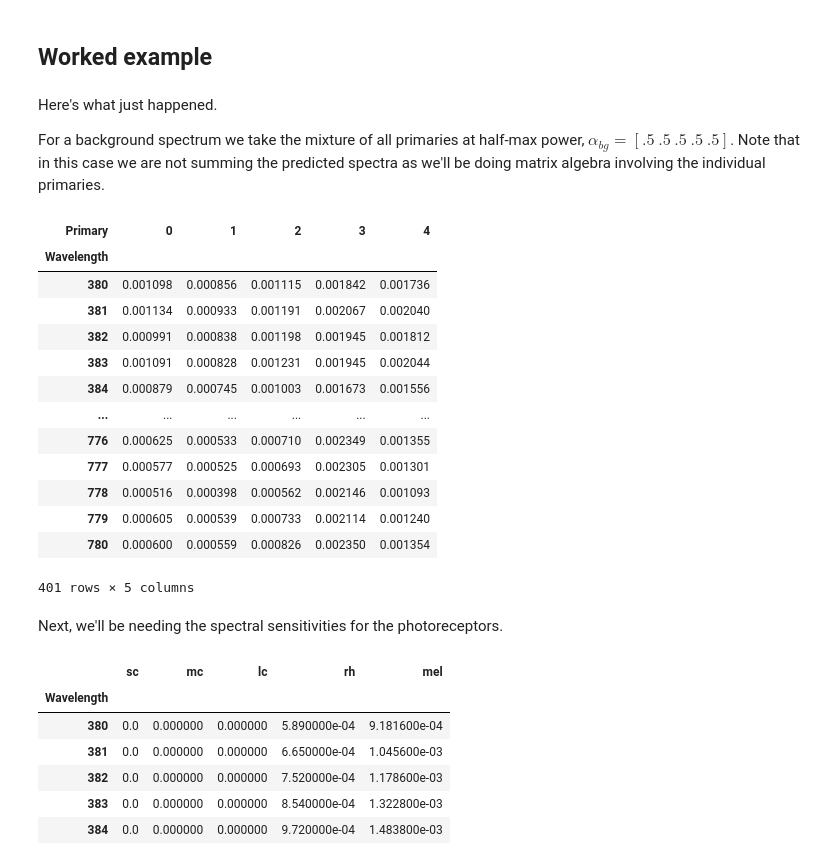
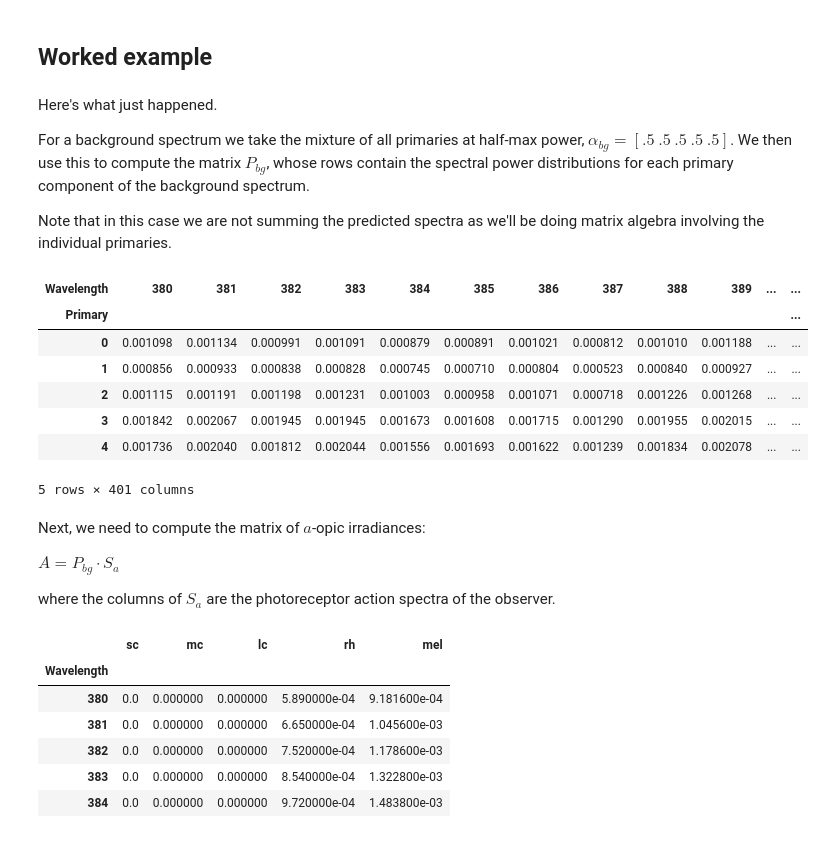
Before and after one commit to PySilentSubstitution/pysilsub, a Jupyter notebook: docs/source/05b_linear_algebra.ipynb, the cells around one changed output. Cells and saved outputs as stored; diff of their text form; code cells hidden in the pictures.

```diff
--- a/docs/source/05b_linear_algebra.ipynb
+++ b/docs/source/05b_linear_algebra.ipynb
@@ -51,28 +51,28 @@ Worked example
 # %% [markdown]
 Here's what just happened.
 
-For a background spectrum we take the mixture of all primaries at half-max power, $\alpha_{bg} = [.5 \ .5 \ .5 \ .5 \ .5]$. Note that in this case we are not summing the predicted spectra as we'll be doing matrix algebra involving the individual primaries.
+For a background spectrum we take the mixture of all primaries at half-max power, $\alpha_{bg} = [.5 \ .5 \ .5 \ .5 \ .5]$. We then use this to compute the matrix $P_{bg}$, whose rows contain the spectral power distributions for each primary component of the background spectrum.
+
+Note that in this case we are not summing the predicted spectra as we'll be doing matrix algebra involving the individual primaries.
 # %%
-abg = [.5, .5, .5, .5, .5]
-bg_spds = ssp.predict_multiprimary_spd(abg, nosum=True)
-bg_spds
+a_bg = [.5, .5, .5, .5, .5]
+P_bg = ssp.predict_multiprimary_spd(a_bg, nosum=True)
+P_bg.T
 # %% [output]
-| Primary | 0 | 1 | 2 | 3 | 4 |
-| Wavelength |  |  |  |  |  |
-| 380 | 0.001098 | 0.000856 | 0.001115 | 0.001842 | 0.001736 |
-| 381 | 0.001134 | 0.000933 | 0.001191 | 0.002067 | 0.002040 |
-| 382 | 0.000991 | 0.000838 | 0.001198 | 0.001945 | 0.001812 |
-| 383 | 0.001091 | 0.000828 | 0.001231 | 0.001945 | 0.002044 |
-| 384 | 0.000879 | 0.000745 | 0.001003 | 0.001673 | 0.001556 |
-| ... | ... | ... | ... | ... | ... |
-| 776 | 0.000625 | 0.000533 | 0.000710 | 0.002349 | 0.001355 |
-| 777 | 0.000577 | 0.000525 | 0.000693 | 0.002305 | 0.001301 |
-| 778 | 0.000516 | 0.000398 | 0.000562 | 0.002146 | 0.001093 |
-| 779 | 0.000605 | 0.000539 | 0.000733 | 0.002114 | 0.001240 |
-| 780 | 0.000600 | 0.000559 | 0.000826 | 0.002350 | 0.001354 |
+| Wavelength | 380 | 381 | 382 | 383 | 384 | 385 | 386 | 387 | 388 | 389 | ... | ... |
+| Primary |  |  |  |  |  |  |  |  |  |  |  | ... |
+| 0 | 0.001098 | 0.001134 | 0.000991 | 0.001091 | 0.000879 | 0.000891 | 0.001021 | 0.000812 | 0.001010 | 0.001188 | ... | ... |
+| 1 | 0.000856 | 0.000933 | 0.000838 | 0.000828 | 0.000745 | 0.000710 | 0.000804 | 0.000523 | 0.000840 | 0.000927 | ... | ... |
+| 2 | 0.001115 | 0.001191 | 0.001198 | 0.001231 | 0.001003 | 0.000958 | 0.001071 | 0.000718 | 0.001226 | 0.001268 | ... | ... |
+| 3 | 0.001842 | 0.002067 | 0.001945 | 0.001945 | 0.001673 | 0.001608 | 0.001715 | 0.001290 | 0.001955 | 0.002015 | ... | ... |
+| 4 | 0.001736 | 0.002040 | 0.001812 | 0.002044 | 0.001556 | 0.001693 | 0.001622 | 0.001239 | 0.001834 | 0.002078 | ... | ... |
-401 rows × 5 columns
+5 rows × 401 columns
 # %% [markdown]
-Next, we'll be needing the spectral sensitivities for the photoreceptors.
+Next, we need to compute the matrix of $a$-opic irradiances:
+
+$A = P_{bg} \cdot S_{a}$
+
+where the columns of $S_{a}$ are the photoreceptor action spectra of the observer.
 # %%
 from pysilsub.CIE import get_CIES026_action_spectra
 
```
Also changed, not shown: parts of 13 cells of this notebook, 28 other files.
